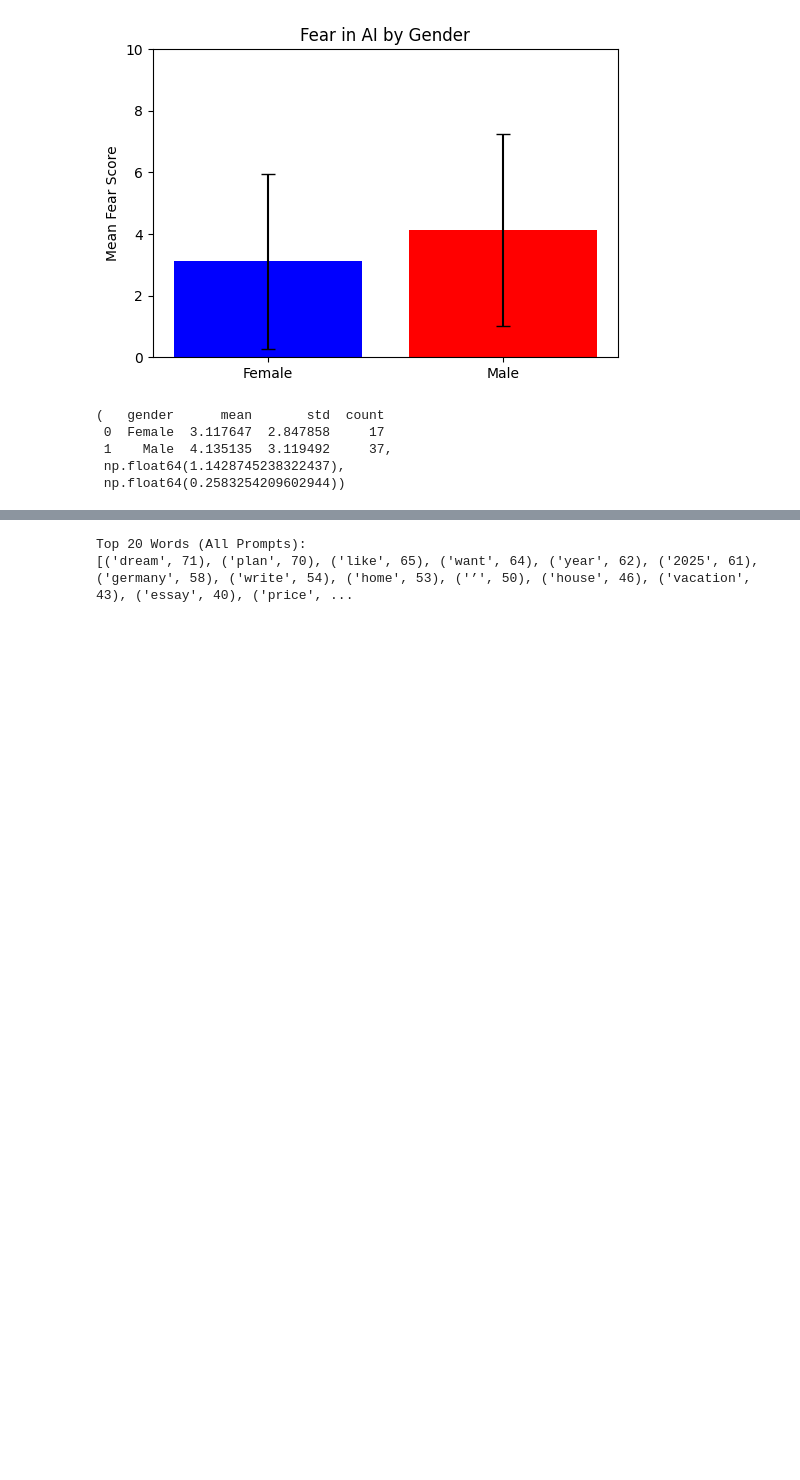
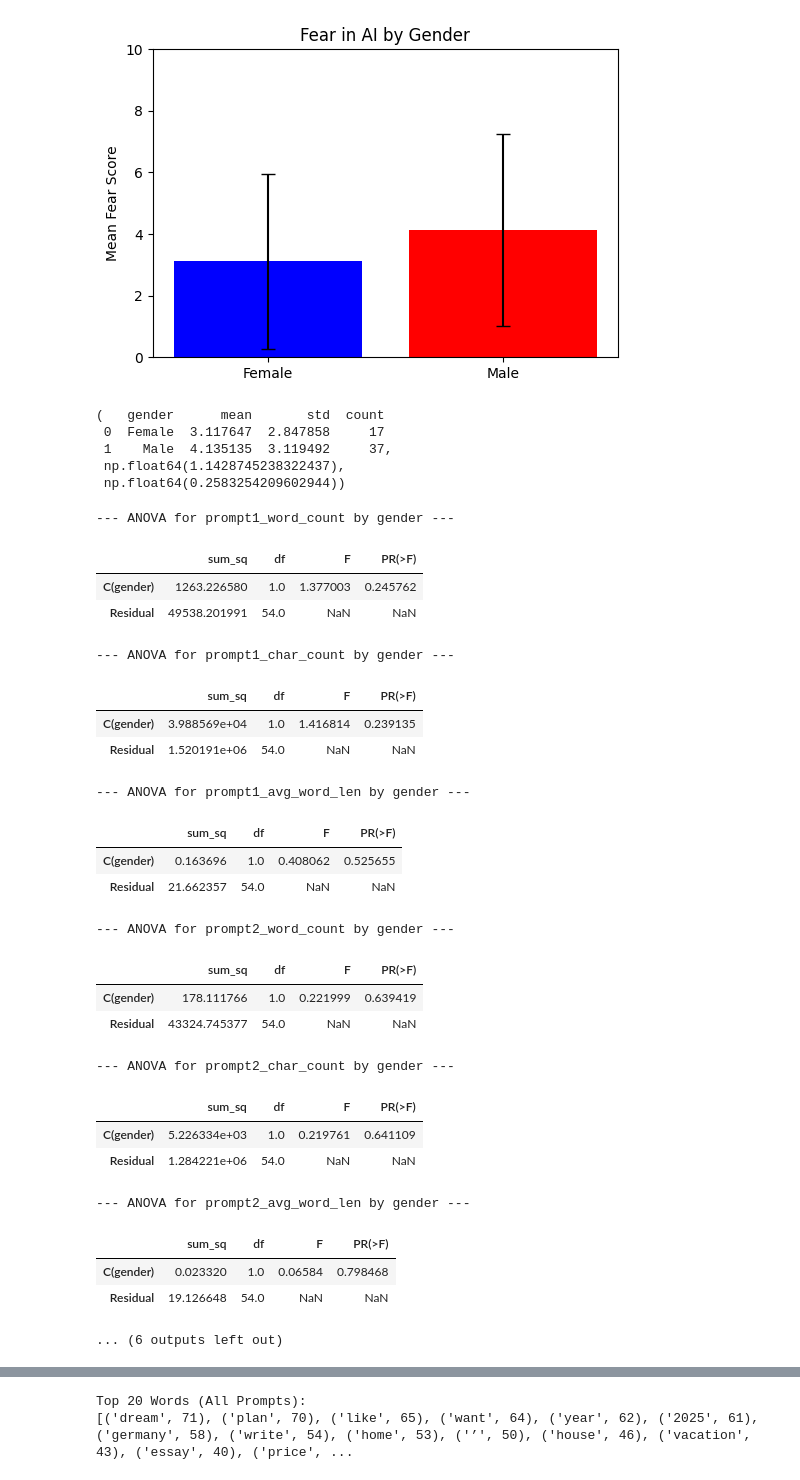
Before and after one commit to rakibahmed2153/Prompt-Analysis, a Jupyter notebook: aiPromptStudyAnalysis.ipynb, the cells around one changed output, grey strips where cells are left out. Cells and saved outputs as stored; diff of their text form; code cells hidden in the pictures; blank space fills up the shorter version.

```diff
--- a/aiPromptStudyAnalysis.ipynb
+++ b/aiPromptStudyAnalysis.ipynb
@@ -277,0 +287,55 @@ gender_means, t_stat, p_val
+# %%
+# --- ANOVA for Prompt Writing Features by Gender ---
+
+import pandas as pd
+import statsmodels.api as sm
+import statsmodels.formula.api as smf
+from statsmodels.stats.anova import anova_lm
+
+# Ensure gender is categorical
+df["gender"] = df["gender"].astype("category")
+
+# --- Step 1: Engineer features for each prompt column ---
+prompt_cols = ["prompt1", "prompt2", "prompt3"]
+
+for col in prompt_cols:
+    if col in df.columns:
+        df[f"{col}_word_count"] = df[col].astype(str).str.split().str.len()
+        df[f"{col}_char_count"] = df[col].astype(str).str.len()
+        df[f"{col}_avg_word_len"] = df[f"{col}_char_count"] / df[f"{col}_word_count"]
+
+# --- Step 2: Run ANOVA for each prompt-derived feature ---
+for col in prompt_cols:
+    for metric in ["word_count", "char_count", "avg_word_len"]:
+        feature = f"{col}_{metric}"
+        if feature in df.columns:
+            print(f"\n--- ANOVA for {feature} by gender ---")
+            model = smf.ols(f"{feature} ~ C(gender)", data=df).fit()
+            anova_table = anova_lm(model, typ=2)
+            display(anova_table)   # pretty output in Jupyter
+# %% [output]
+--- ANOVA for prompt1_word_count by gender ---
+|  | sum_sq | df | F | PR(>F) |
+| C(gender) | 1263.226580 | 1.0 | 1.377003 | 0.245762 |
+| Residual | 49538.201991 | 54.0 | NaN | NaN |
+--- ANOVA for prompt1_char_count by gender ---
+|  | sum_sq | df | F | PR(>F) |
+| C(gender) | 3.988569e+04 | 1.0 | 1.416814 | 0.239135 |
+| Residual | 1.520191e+06 | 54.0 | NaN | NaN |
+--- ANOVA for prompt1_avg_word_len by gender ---
+|  | sum_sq | df | F | PR(>F) |
+| C(gender) | 0.163696 | 1.0 | 0.408062 | 0.525655 |
+| Residual | 21.662357 | 54.0 | NaN | NaN |
+--- ANOVA for prompt2_word_count by gender ---
+|  | sum_sq | df | F | PR(>F) |
+| C(gender) | 178.111766 | 1.0 | 0.221999 | 0.639419 |
+| Residual | 43324.745377 | 54.0 | NaN | NaN |
+--- ANOVA for prompt2_char_count by gender ---
+|  | sum_sq | df | F | PR(>F) |
+| C(gender) | 5.226334e+03 | 1.0 | 0.219761 | 0.641109 |
+| Residual | 1.284221e+06 | 54.0 | NaN | NaN |
+--- ANOVA for prompt2_avg_word_len by gender ---
+|  | sum_sq | df | F | PR(>F) |
+| C(gender) | 0.023320 | 1.0 | 0.06584 | 0.798468 |
+| Residual | 19.126648 | 54.0 | NaN | NaN |
+... (6 outputs left out)
```
Also changed, not shown: parts of 11 cells of this notebook.
